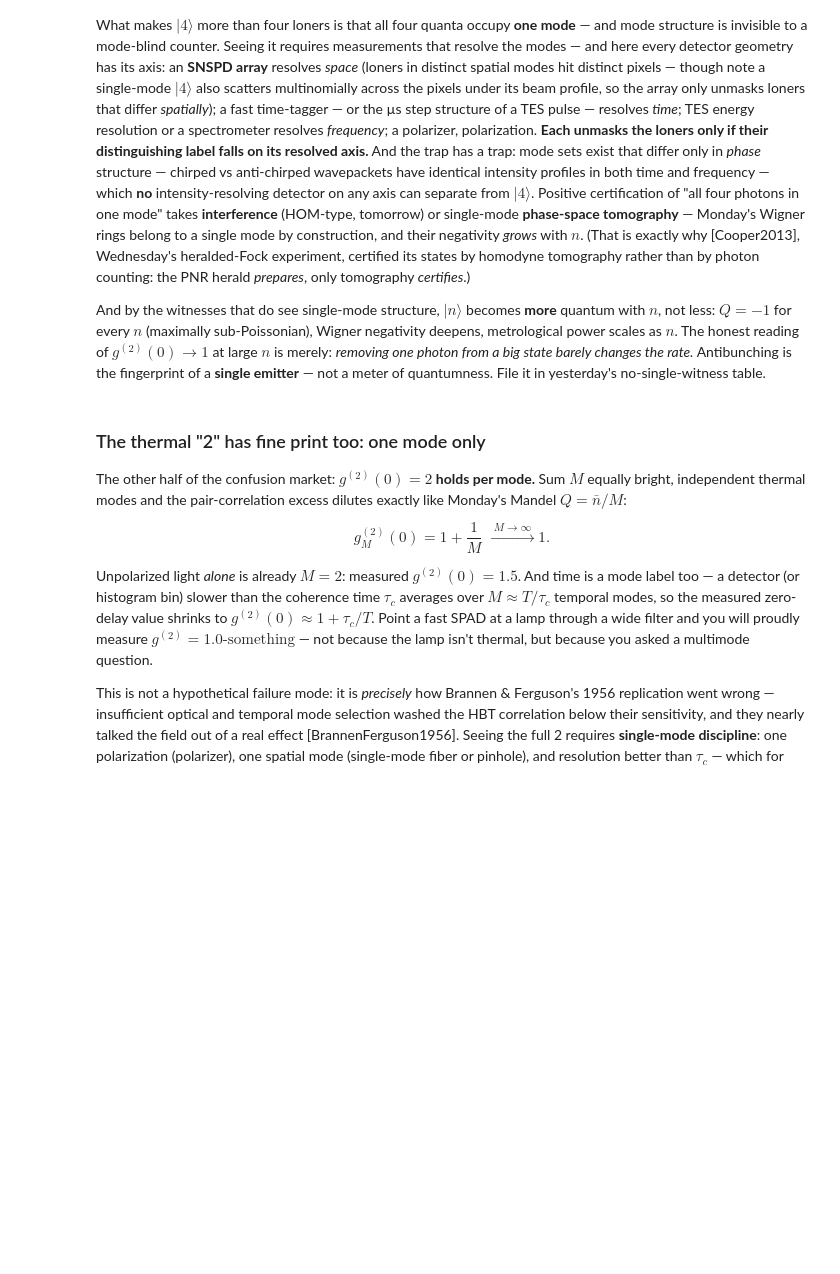
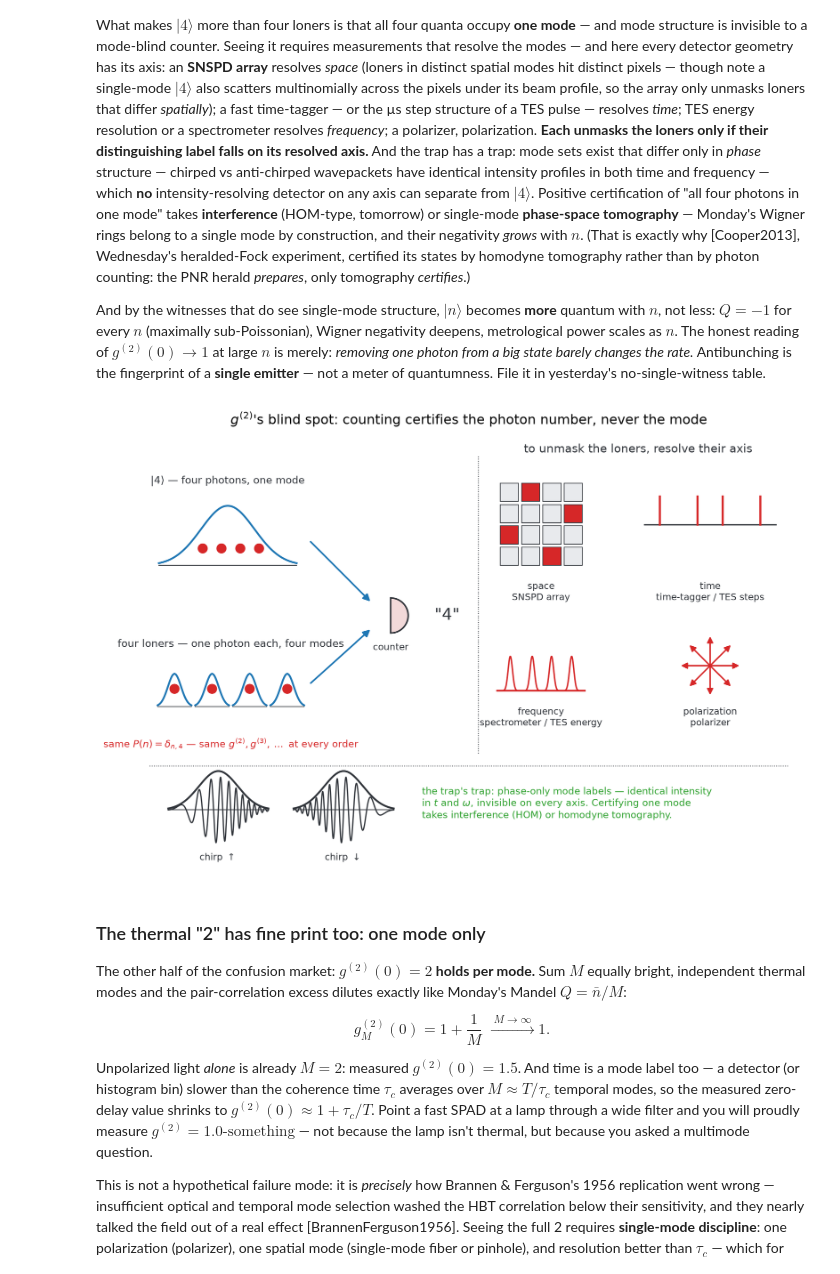
Before and after one commit to laserlab/CountingPhotons, a Jupyter notebook: lectures/03_Correlations_Generation_Detection.ipynb, the cells around one changed output. Cells and saved outputs as stored; diff of their text form; code cells hidden in the pictures; blank space fills up the shorter version.

```diff
--- a/lectures/03_Correlations_Generation_Detection.ipynb
+++ b/lectures/03_Correlations_Generation_Detection.ipynb
@@ -207,5 +211,9 @@ So what does $g^{(2)}(0) = 1 - 1/n$ actually certify? Only sub-Poissonian number
 
 And by the witnesses that do see single-mode structure, $|n\rangle$ becomes **more** quantum with $n$, not less: $Q = -1$ for every $n$ (maximally sub-Poissonian), Wigner negativity deepens, metrological power scales as $n$. The honest reading of $g^{(2)}(0) \to 1$ at large $n$ is merely: *removing one photon from a big state barely changes the rate.* Antibunching is the fingerprint of a **single emitter** — not a meter of quantumness. File it in yesterday's no-single-witness table.
+# %%
+sketches.mode_blind()
+# %% [output]
+[figure, added]
 # %% [markdown]
 ### The thermal "2" has fine print too: one mode only
 
```
Also changed, not shown: parts of 1 cell of this notebook, 1 other file.
